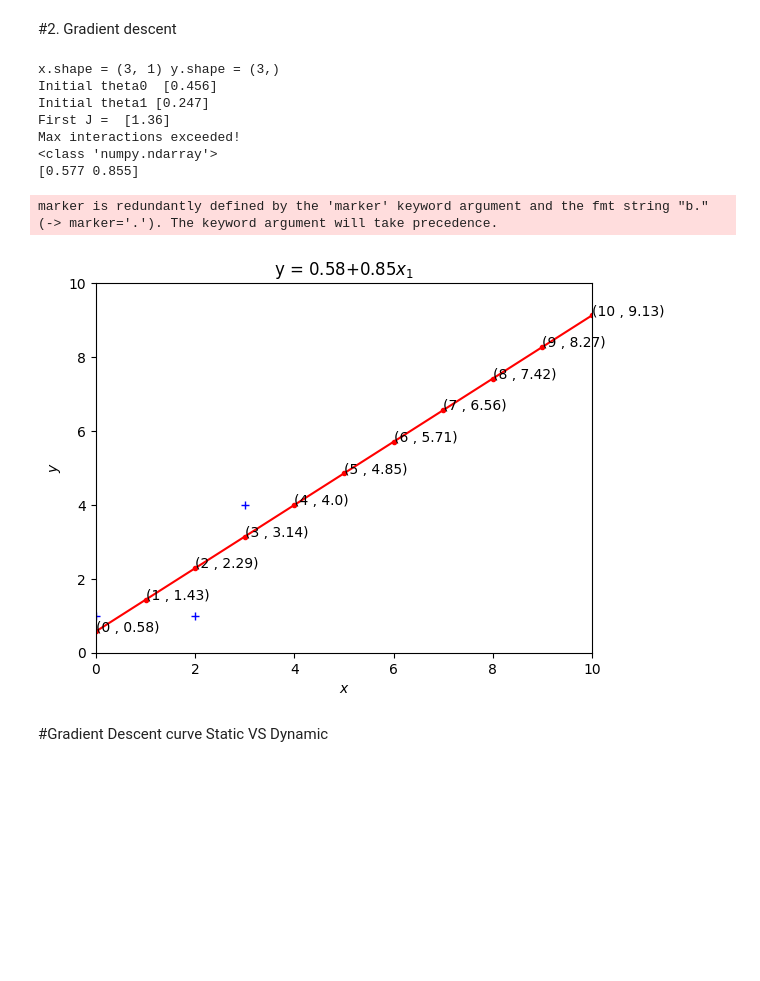
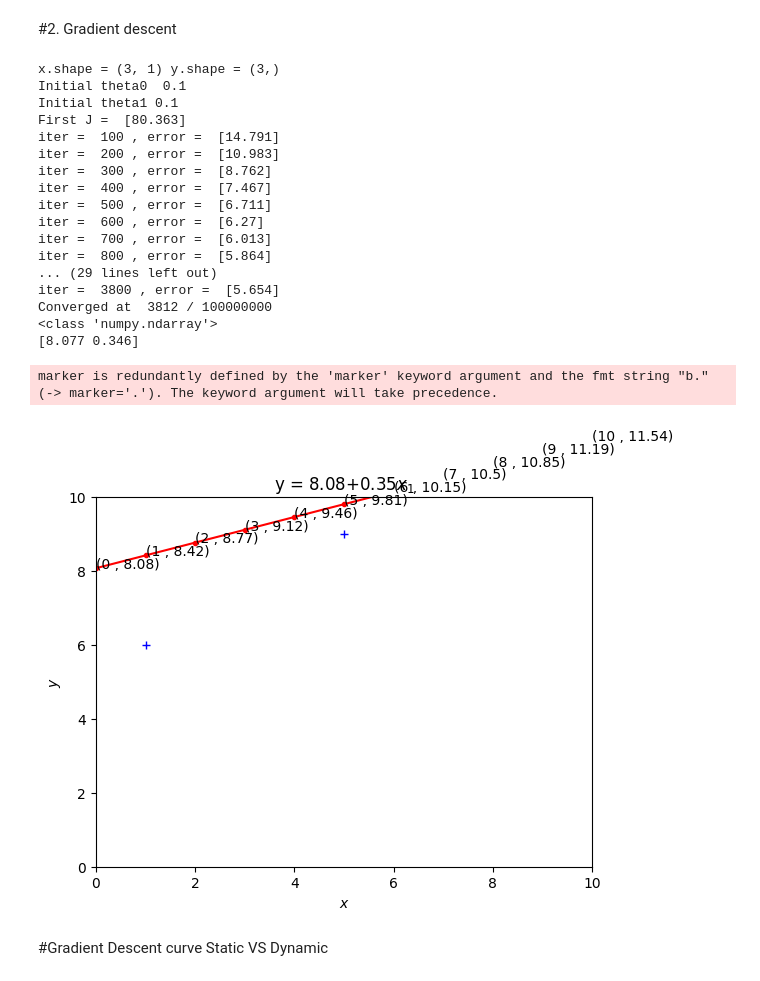
Before and after one commit to ekaratnida/Applied-machine-learning, a Jupyter notebook: Week02-LR/Lab2.ipynb, the cells around one changed output. Saved outputs shown, nothing was run; the diff lists cells and outputs as text; code cells hidden in the pictures; blank space fills up the shorter version.

```diff
--- a/Week02-LR/Lab2.ipynb
+++ b/Week02-LR/Lab2.ipynb
@@ -6,9 +6,10 @@
 import numpy as np
 np.set_printoptions(precision=3)
 
-x = np.array([0,2,3])
-y = np.array([1,1,4])
+x = np.array([2,5,1])
+y = np.array([12,9,6])
 x_b = np.c_[np.ones((len(x),1)),x]
+print("x_b = ",x_b)
 
 #call inverse function from linear algebra module
 theta = np.linalg.pinv(x_b.T.dot(x_b)).dot(x_b.T).dot(y)
@@ -43,8 +48,8 @@ y predict =  [0.571 1.429 2.286 3.143 4.    4.857 5.714 6.571 7.429 8.286 9.143]
 # %%
 from IPython.display import display, Latex
 from sklearn.linear_model import LinearRegression
-x = np.array([[0,2,3]]).T
-y = np.array([1,1,4])
+x = np.array([[2,5,1]]).T
+y = np.array([12,9,6])
 
 lin_reg = LinearRegression()
 lin_reg.fit(x, y)
@@ -67,7 +72,7 @@ lossTheta0 = {}
 lossTheta1 = {}
 # %%
 def cost_function(theta0, theta1, x, y, N):
-    c = 1/(2*N) * sum([(theta0 + theta1*x[i] - y[i])**2 for i in range(N)])
+    c = 1/(N) * sum([(theta0 + theta1*x[i] - y[i])**2 for i in range(N)])
     return c
 # %%
 def gradient_descent(alpha, x, y, ep=0.001, max_iter=10000):
@@ -76,18 +81,18 @@ def gradient_descent(alpha, x, y, ep=0.001, max_iter=10000):
   N = x.shape[0] # number of samples
 
   # initial theta
-  t0 = np.random.random(x.shape[1])
+  t0 = 0.1 #np.random.random(x.shape[1])
   print("Initial theta0 ",t0)
 
-  t1 = np.random.random(x.shape[1])
+  t1 = 0.1 #np.random.random(x.shape[1])
   print("Initial theta1",t1)
 
   # total error, J(theta)
   J = cost_function(t0,t1,x,y,N)
   print("First J = ",J)
 
-  lossTheta0[t0[0]] = J[0]
-  lossTheta1[t1[0]] = J[0]
+  #lossTheta0[t0[0]] = J[0]
+  #lossTheta1[t1[0]] = J[0]
 
   # Iterate Loop
   while not converged:
@@ -113,56 +118,68 @@ def gradient_descent(alpha, x, y, ep=0.001, max_iter=10000):
     J = e   # update error s
     iter += 1  # update iter
 
-    if iter % 1 == 0:
+    if iter % 100 == 0:
       lossTheta0[t0[0]] = J[0]
       lossTheta1[t1[0]] = J[0]
+      print("iter = ",iter, ", error = ", J)
+
 
     #Termiate 2
     if iter == max_iter:
-        print('Max interactions exceeded!')
+        print('Max interation exceeded!')
         converged = True
 
   return np.array([t0,t1]).reshape(-1)
 # %%
 if __name__ == '__main__':
 
-  x = np.array([[0,2,3]]).T # or x = np.array([[0],[2],[3]])
-  y = np.array([1,1,4])
+  x = np.array([[2,5,1]]).T # or x = np.array([[0],[2],[3]])
+  y = np.array([12,9,6])
   print("x.shape = %s y.shape = %s" %(x.shape, y.shape))
   alpha = 0.01 # learning rate
 
-  theta = gradient_descent(alpha, x, y,ep=0.0000000001, max_iter=1000)
+  theta = gradient_descent(alpha, x, y,ep=0.0000000001, max_iter=100000000)
   print(type(theta))
   print (theta)
 
 
   #prediction
   x_t = range(0,11)
   x_t_b = np.c_[np.ones((len(x_t),1)), x_t]
   y_p = x_t_b.dot(theta)
   #print("x_test = ",x_t)
   #print("y predict = ",y_p)
 
   # plot
   plt.title("y = "+str(np.round(theta[0],2))+"+"+str(np.round(theta[1],2))+r"$x_1$")
   plt.plot(x_t, y_p,"r.-")
   plt.plot(x, y, "b.",marker="+")
   for x,y in zip(x_t, y_p):
     plt.text( x ,y, f"({np.round(x,2)} , {np.round(y,2)})")
   plt.axis([0,10,0,10])
   plt.xlabel(r'$x$')
   plt.ylabel(r'$y$')
   plt.show()
 # %% [output]
 x.shape = (3, 1) y.shape = (3,)
-Initial theta0  [0.456]
-Initial theta1 [0.247]
-First J =  [1.36]
-Max interactions exceeded!
+Initial theta0  0.1
+Initial theta1 0.1
+First J =  [80.363]
+iter =  100 , error =  [14.791]
+iter =  200 , error =  [10.983]
+iter =  300 , error =  [8.762]
+iter =  400 , error =  [7.467]
+iter =  500 , error =  [6.711]
+iter =  600 , error =  [6.27]
+iter =  700 , error =  [6.013]
+iter =  800 , error =  [5.864]
+... (29 lines left out)
+iter =  3800 , error =  [5.654]
+Converged at  3812 / 100000000
 <class 'numpy.ndarray'>
-[0.577 0.855]
+[8.077 0.346]
 marker is redundantly defined by the 'marker' keyword argument and the fmt string "b." (-> marker='.'). The keyword argument will take precedence.
-[figure, old version]
+[figure, new version]
 # %% [markdown]
 #Gradient Descent curve Static VS Dynamic
 # %%
```
Also changed, not shown: parts of 3 cells of this notebook.
